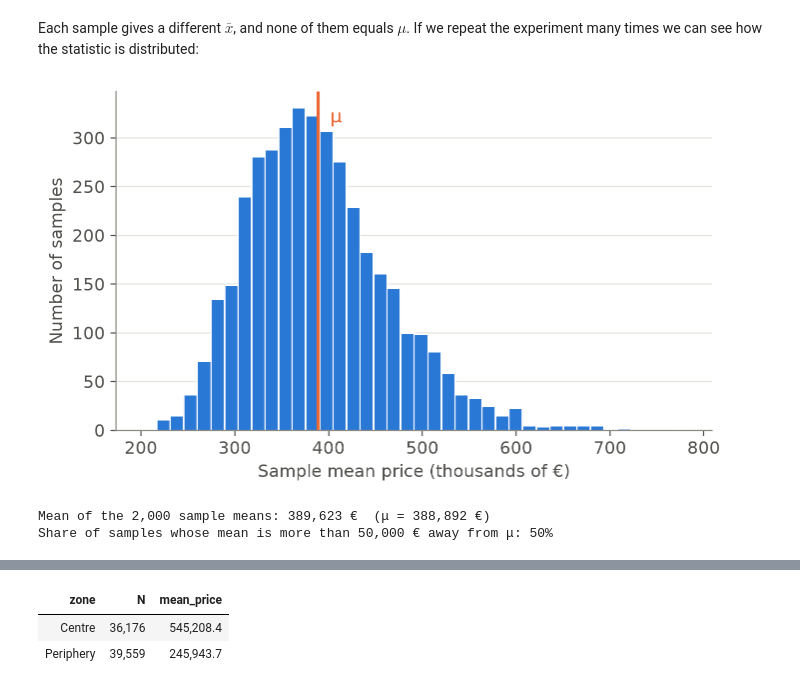
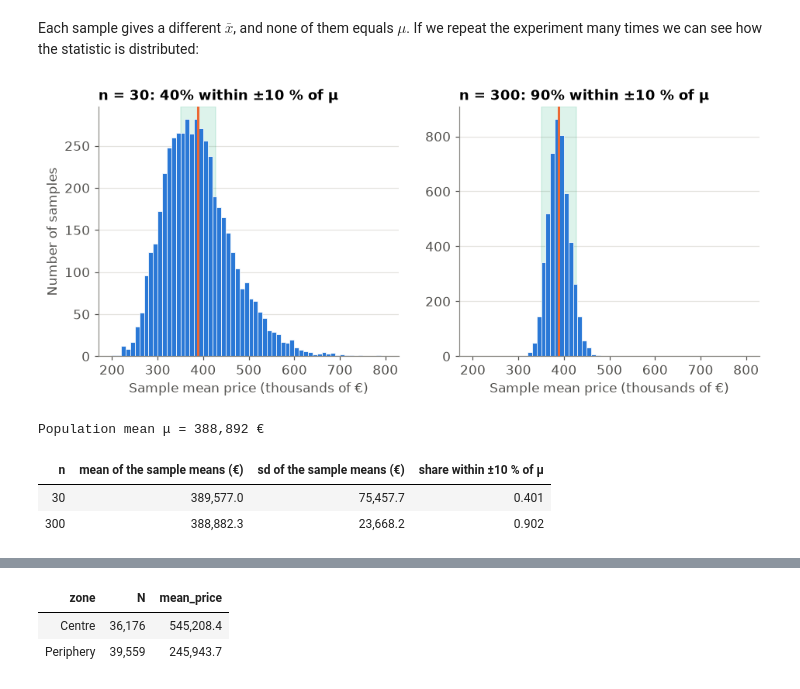
Before and after one commit to FabioScielzoOrtiz/descriptive-statistics, a Jupyter notebook: topics/01-introduction/01-stats-population-samples.ipynb, the cells around one changed output, grey strips where cells are left out. Cells and saved outputs as stored; diff of their text form; code cells hidden in the pictures.

```diff
--- a/topics/01-introduction/01-stats-population-samples.ipynb
+++ b/topics/01-introduction/01-stats-population-samples.ipynb
@@ -275,27 +275,39 @@ Each sample gives a different $\bar{x}$, and none of them equals $\mu$. If we re
 the experiment many times we can see how the statistic is distributed:
 # %%
 #| label: fig-sample-means
-#| fig-cap: "Mean asking price in 3,000 simple random samples of 30 listings. The vertical line marks the population mean μ."
+#| fig-cap: "Mean asking price in 5,000 simple random samples of 30 listings (left) and of 300 listings (right). The vertical line marks the population mean μ, and the shaded band μ ± 10 %."
 rng = np.random.default_rng(1)
 prices = population["price"].to_numpy()
-means = np.array([rng.choice(prices, size=30, replace=False).mean() for _ in range(4_000)])
+tolerance = 0.10 * mu  # the error we accept: ±10 % of the true value
 
-fig, ax = plt.subplots()
-ax.hist(means / 1000, bins=40, color=COLORS["blue"], edgecolor="white", linewidth=1)
-ax.axvline(mu / 1000, color=COLORS["orange"], linewidth=2)
-ax.text(mu / 1000, ax.get_ylim()[1] * 0.95, "  μ", color=COLORS["orange"],
-        va="top", fontsize=12)
-ax.set_xlabel("Sample mean price (thousands of €)")
-ax.set_ylabel("Number of samples")
+fig, axes = plt.subplots(1, 2, figsize=(10, 3.8), sharex=True)
+rows = []
+for ax, n in zip(axes, [30, 300]):
+    means = np.array([rng.choice(prices, size=n, replace=False).mean() for _ in range(5_000)])
+    close = np.abs(means - mu) <= tolerance
+    rows.append({"n": n,
+                 "mean of the sample means (€)": means.mean(),
+                 "sd of the sample means (€)": means.std(),
+                 "share within ±10 % of μ": close.mean()})
+
+    ax.axvspan((mu - tolerance) / 1000, (mu + tolerance) / 1000, color=COLORS["teal"], alpha=0.15)
+    ax.hist(means / 1000, bins=np.arange(200, 805, 10), color=COLORS["blue"],
+            edgecolor="white", linewidth=0.5)
+    ax.axvline(mu / 1000, color=COLORS["orange"], linewidth=2)
+    ax.set_title(f"n = {n}: {close.mean():.0%} within ±10 % of μ")
+    ax.set_xlabel("Sample mean price (thousands of €)")
+axes[0].set_ylabel("Number of samples")
 plt.show()
-
-print(f"Mean of the 2,000 sample means: {means.mean():,.0f} €  (μ = {mu:,.0f} €)")
-print(f"Share of samples whose mean is more than 50,000 € away from μ: "
-      f"{np.mean(np.abs(means - mu) > 50_000):.0%}")
 # %% [output]
-[figure, old version]
+[figure, new version]
-Mean of the 2,000 sample means: 389,623 €  (μ = 388,892 €)
-Share of samples whose mean is more than 50,000 € away from μ: 50%
+# %%
+print(f"Population mean μ = {mu:,.0f} €")
+pl.DataFrame(rows)
+# %% [output]
+Population mean μ = 388,892 €
+| n | mean of the sample means (€) | sd of the sample means (€) | share within ±10 % of μ |
+| 30 | 389,577.0 | 75,457.7 | 0.401 |
+| 300 | 388,882.3 | 23,668.2 | 0.902 |
 # %% [markdown]
 @fig-sample-means anticipates the main ideas of statistical inference:
 
```
Also changed, not shown: parts of 4 cells of this notebook, 1 other file.
